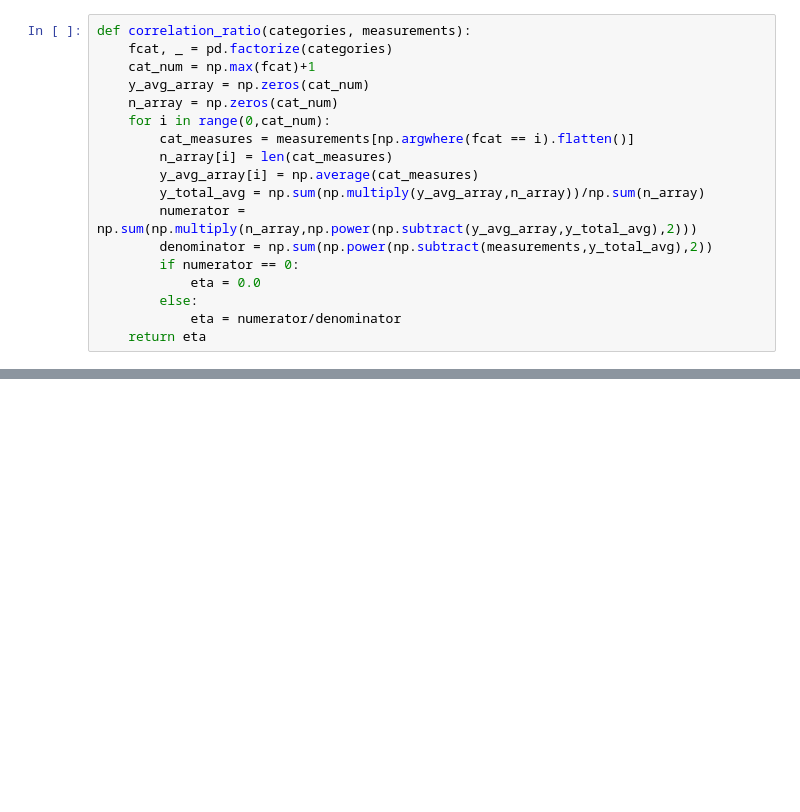
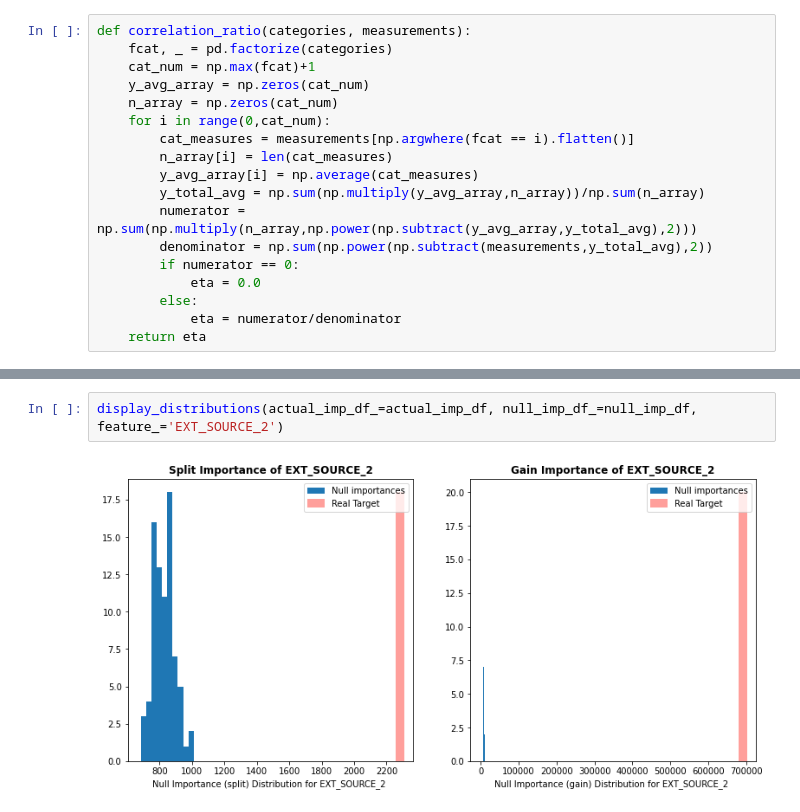
Before and after one commit to shota1201/diveintocode-ml, a Jupyter notebook: DIVE_INTO_CODE/python/week3/week3-1.ipynb, the cells around one changed output, grey strips where cells are left out. Drawn from its saved outputs; the diff is of its cells as text; blank space fills up the shorter version.

```diff
--- a/DIVE_INTO_CODE/python/week3/week3-1.ipynb
+++ b/DIVE_INTO_CODE/python/week3/week3-1.ipynb
@@ -597,0 +790,4 @@ def correlation_ratio(categories, measurements):
+# %%
+display_distributions(actual_imp_df_=actual_imp_df, null_imp_df_=null_imp_df, feature_='EXT_SOURCE_2')
+# %% [output]
+[figure, added]
```
Also changed, not shown: parts of 22 cells of this notebook.
